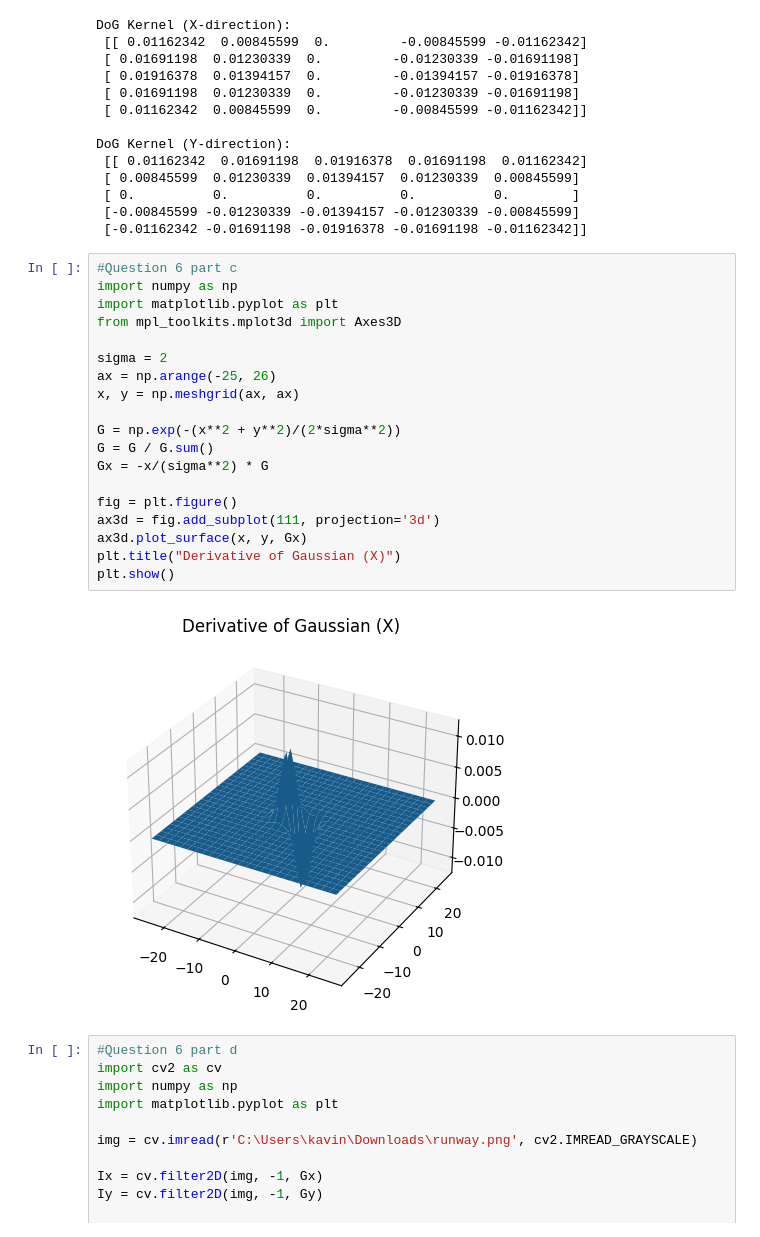
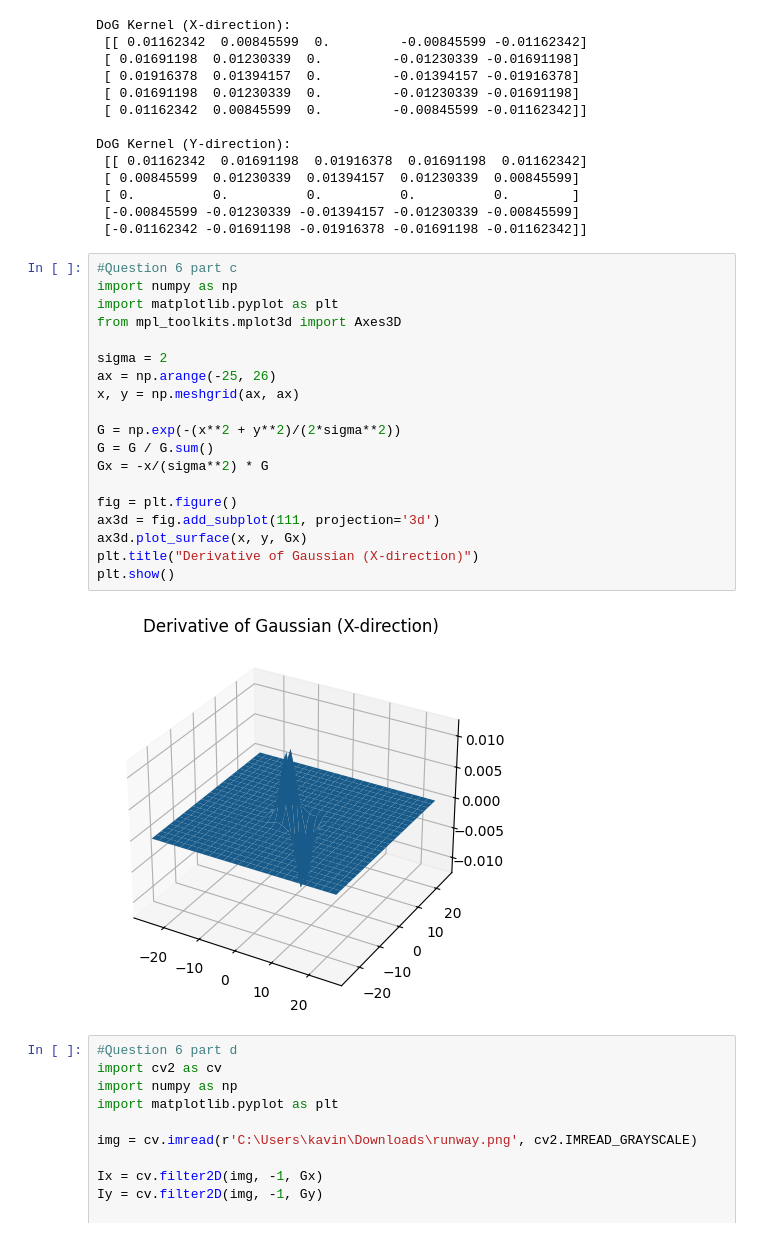
Before and after one commit to kavinduabekoon/GitHub, a Jupyter notebook: Untitled-1.ipynb, the cells around one changed output. Drawn from its saved outputs; the diff is of its cells as text.

```diff
--- a/Untitled-1.ipynb
+++ b/Untitled-1.ipynb
@@ -274,24 +274,24 @@ DoG Kernel (Y-direction):
 # %%
 #Question 6 part c
 import numpy as np
 import matplotlib.pyplot as plt
 from mpl_toolkits.mplot3d import Axes3D
 
 sigma = 2
 ax = np.arange(-25, 26)
 x, y = np.meshgrid(ax, ax)
 
 G = np.exp(-(x**2 + y**2)/(2*sigma**2))
 G = G / G.sum()
 Gx = -x/(sigma**2) * G
 
 fig = plt.figure()
 ax3d = fig.add_subplot(111, projection='3d')
 ax3d.plot_surface(x, y, Gx)
-plt.title("Derivative of Gaussian (X)")
+plt.title("Derivative of Gaussian (X-direction)")
 plt.show()
 # %% [output]
-[figure, old version]
+[figure, new version]
 # %%
 #Question 6 part d
 import cv2 as cv
```
Also changed, not shown: parts of 2 cells of this notebook.
